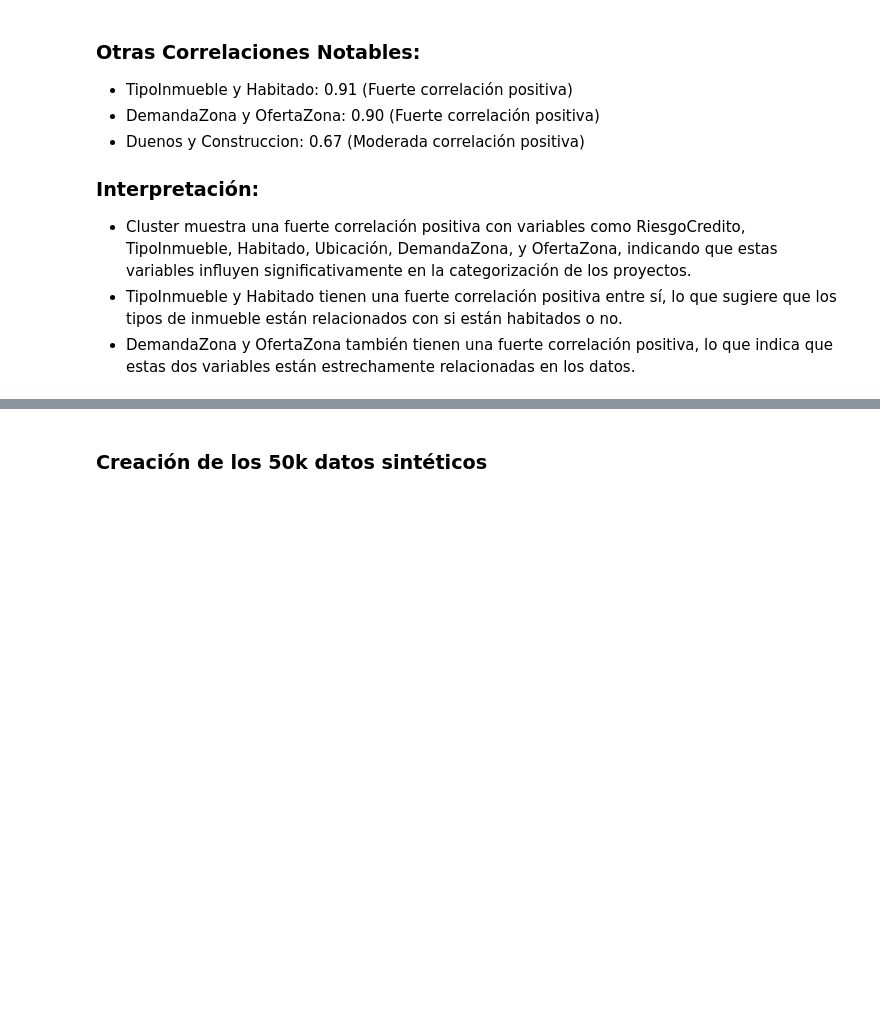
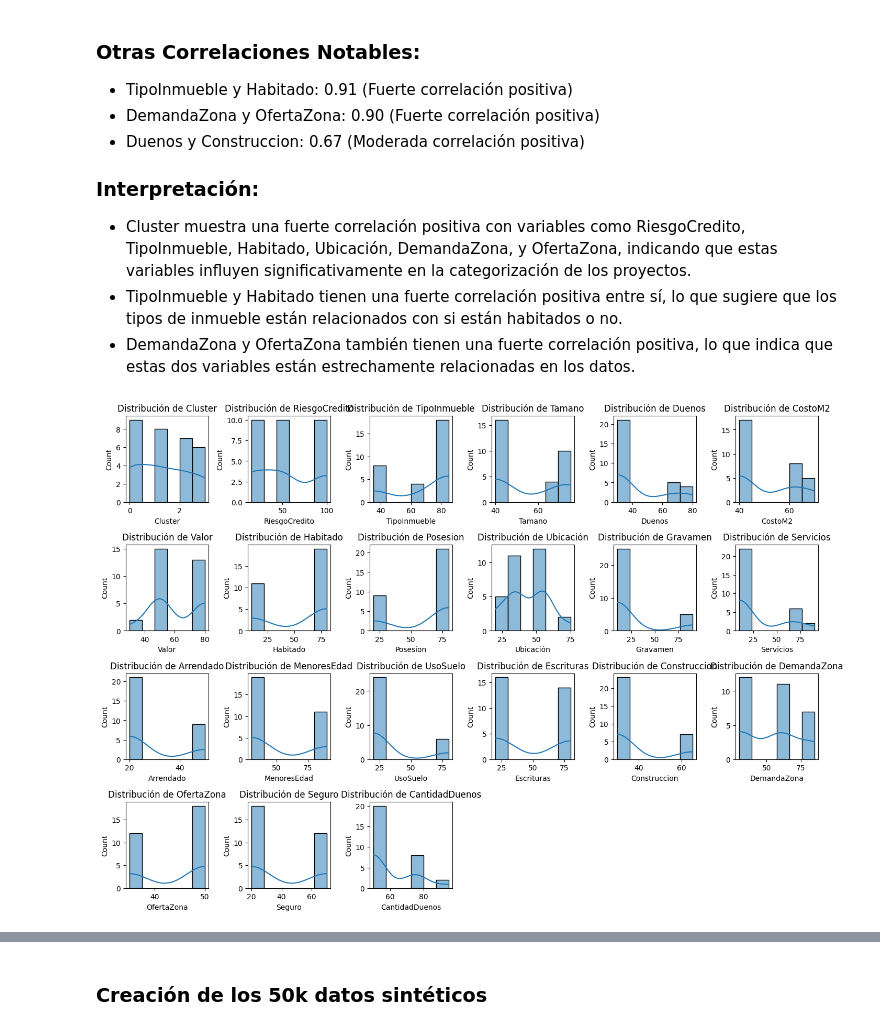
Before and after one commit to erickgt00/tesina, a Jupyter notebook: Tesina_EG_final.ipynb, the cells around one changed output, grey strips where cells are left out. Saved outputs shown, nothing was run; the diff lists cells and outputs as text; code cells hidden in the pictures; blank space fills up the shorter version.

```diff
--- a/Tesina_EG_final.ipynb
+++ b/Tesina_EG_final.ipynb
@@ -64,3 +64,16 @@ max      85.000000   50.000000  70.000000       95.000000
 * Cluster muestra una fuerte correlación positiva con variables como RiesgoCredito, TipoInmueble, Habitado, Ubicación, DemandaZona, y OfertaZona, indicando que estas variables influyen significativamente en la categorización de los proyectos.
 * TipoInmueble y Habitado tienen una fuerte correlación positiva entre sí, lo que sugiere que los tipos de inmueble están relacionados con si están habitados o no.
 * DemandaZona y OfertaZona también tienen una fuerte correlación positiva, lo que indica que estas dos variables están estrechamente relacionadas en los datos.
+# %%
+# Visualización de distribuciones individuales
+variables_to_plot = original_data_df.columns
+
+plt.figure(figsize=(14, 12))
+for i, var in enumerate(variables_to_plot, 1):
+    plt.subplot(5, 6, i)
+    sns.histplot(original_data_df[var], kde=True)
+    plt.title(f'Distribución de {var}')
+plt.tight_layout()
+plt.show()
+# %% [output]
+[figure, added]
```
Also changed, not shown: parts of 13 cells of this notebook.
